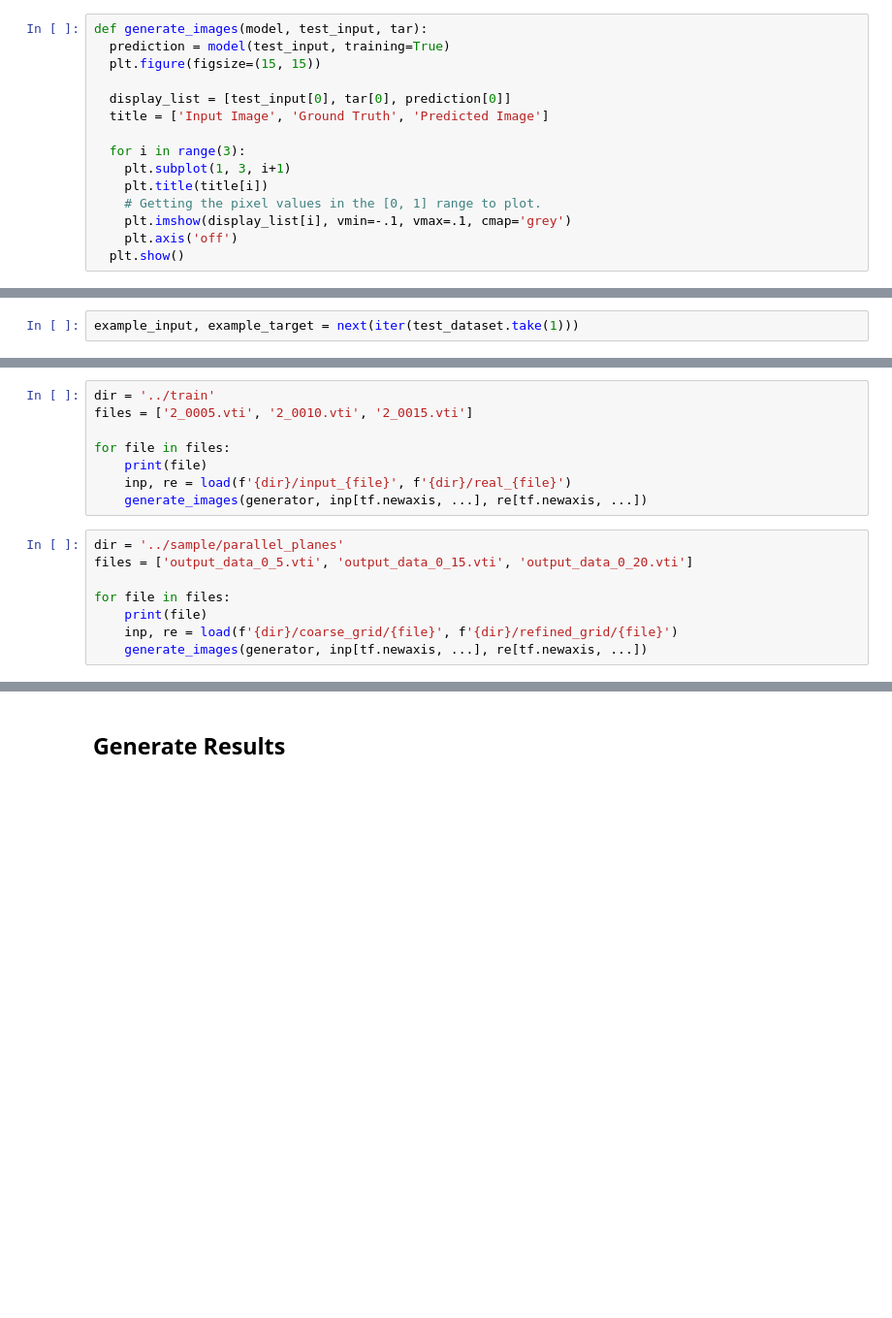
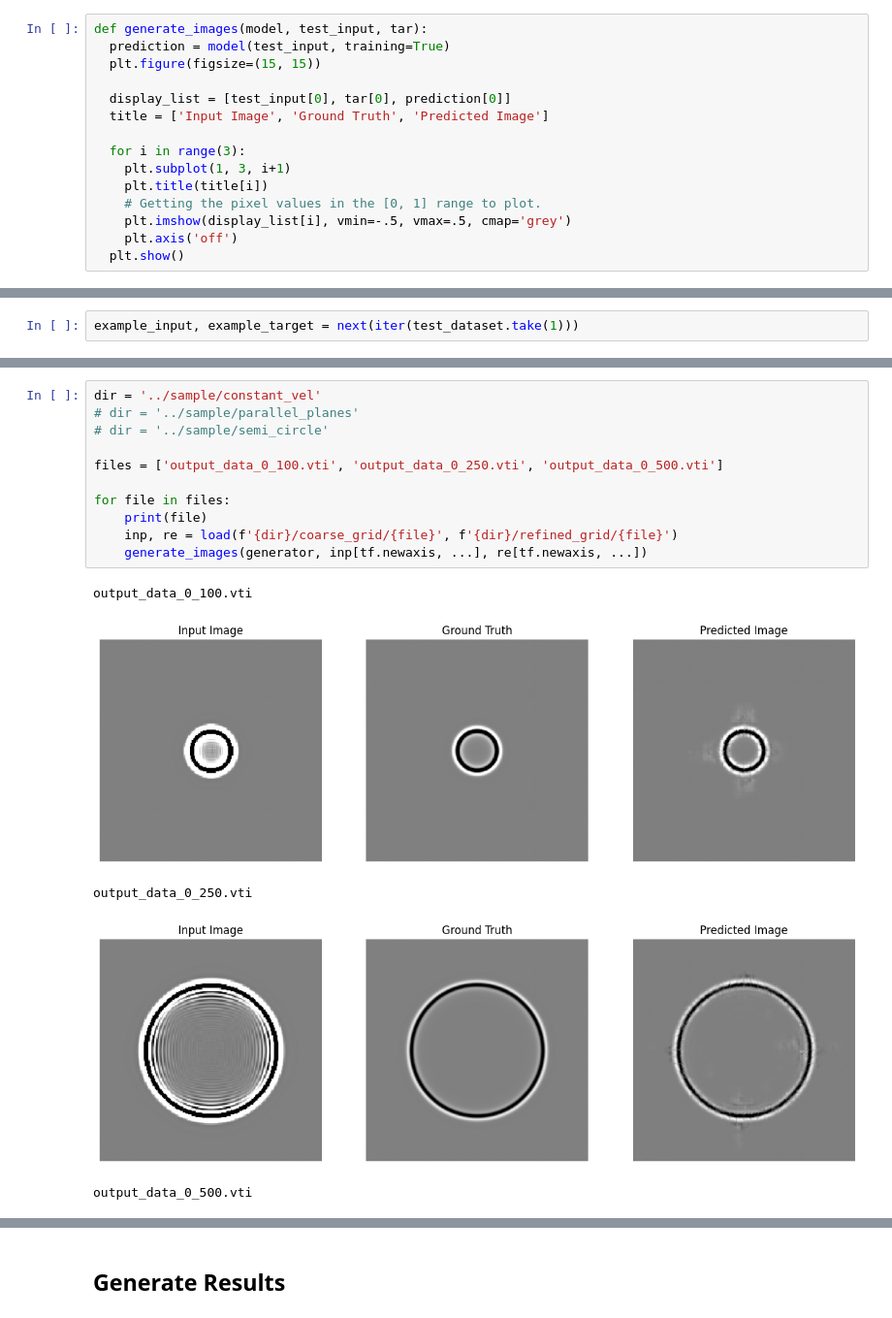
Before and after one commit to antoniomedeiros1/acwv-postprocessing, a Jupyter notebook: notebooks/main.ipynb, the cells around one changed output, grey strips where cells are left out. Shown at 97% size. Drawn from its saved outputs; the diff is of its cells as text; blank space fills up the shorter version.

Commit message:
adding more samples, wip: fix sobel operator

```diff
--- a/notebooks/main.ipynb
+++ b/notebooks/main.ipynb
@@ -421,7 +362,7 @@ def generate_images(model, test_input, tar):
     plt.subplot(1, 3, i+1)
     plt.title(title[i])
     # Getting the pixel values in the [0, 1] range to plot.
-    plt.imshow(display_list[i], vmin=-.1, vmax=.1, cmap='grey')
+    plt.imshow(display_list[i], vmin=-.5, vmax=.5, cmap='grey')
     plt.axis('off')
   plt.show()
 # %% [markdown]
@@ -501,16 +449,17 @@ checkpoint.restore(tf.train.latest_checkpoint(checkpoint_dir))
-# %%
-dir = '../train'
-files = ['2_0005.vti', '2_0010.vti', '2_0015.vti']
-
-for file in files:
-    print(file)
-    inp, re = load(f'{dir}/input_{file}', f'{dir}/real_{file}')
-    generate_images(generator, inp[tf.newaxis, ...], re[tf.newaxis, ...])
 # %%
-dir = '../sample/parallel_planes'
-files = ['output_data_0_5.vti', 'output_data_0_15.vti', 'output_data_0_20.vti']
+dir = '../sample/constant_vel'
+# dir = '../sample/parallel_planes'
+# dir = '../sample/semi_circle'
+
+files = ['output_data_0_100.vti', 'output_data_0_250.vti', 'output_data_0_500.vti']
 
 for file in files:
     print(file)
     inp, re = load(f'{dir}/coarse_grid/{file}', f'{dir}/refined_grid/{file}')
     generate_images(generator, inp[tf.newaxis, ...], re[tf.newaxis, ...])
+# %% [output]
+output_data_0_100.vti
+[figure, added]
+output_data_0_250.vti
+[figure, added]
+output_data_0_500.vti
```
Also changed, not shown: parts of 25 cells of this notebook, 2 other files.
